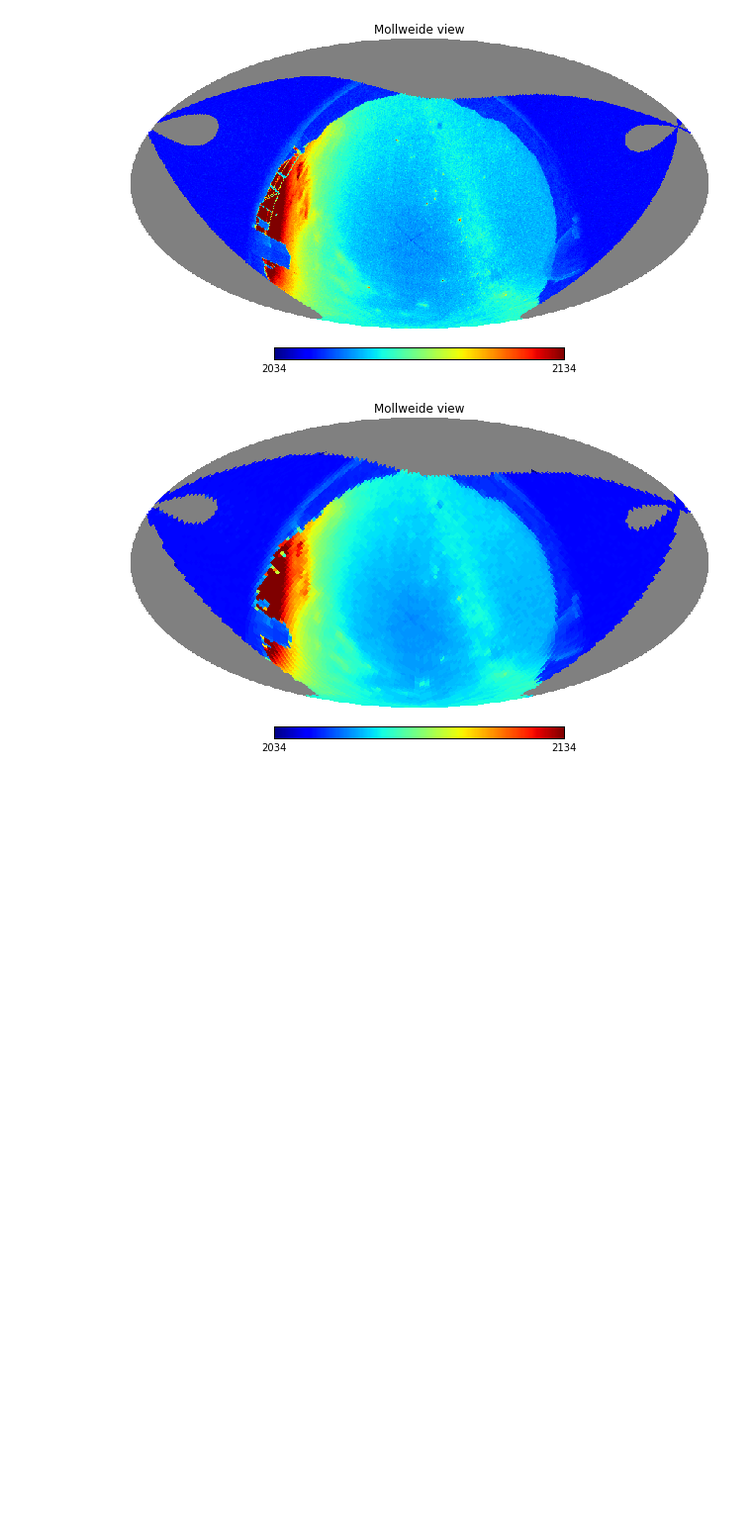
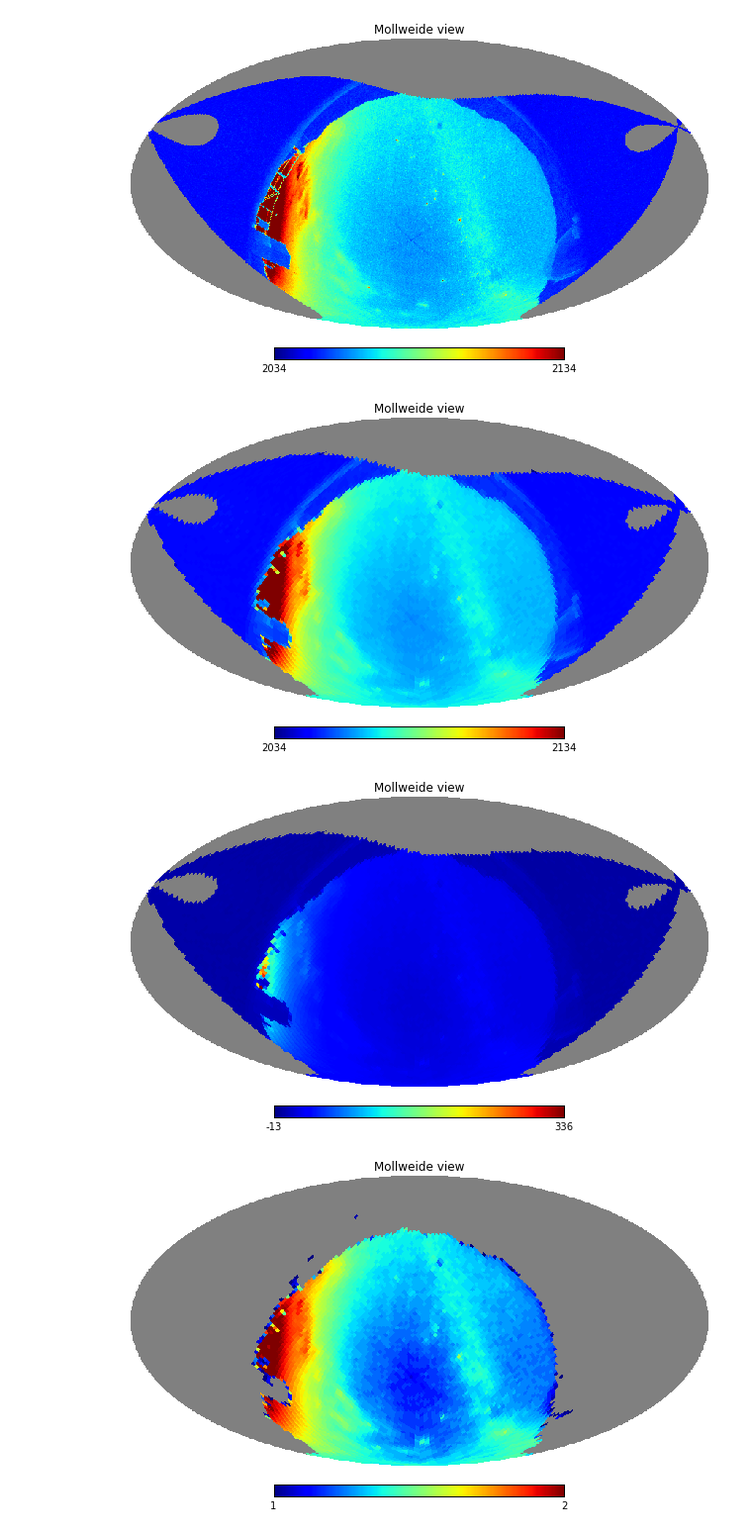
Before and after one commit to yoachim/ScratchStuff, a Jupyter notebook: allSkyCoords/checkProj.ipynb, the cells around one changed output. Shown at 99% size. Cells and saved outputs as stored; diff of their text form; code cells hidden in the pictures; blank space fills up the shorter version.

```diff
--- a/allSkyCoords/checkProj.ipynb
+++ b/allSkyCoords/checkProj.ipynb
@@ -101,3 +101,6 @@ plt.imshow(image, vmin=image.min(), vmax=image.min()+100)
 print image.shape, coords.shape
 # %% [output]
 (1935, 2897) (5600864,)
+# %%
+biasLevel = np.median(image[0:500,0:500])
+biasLevel
@@ -118,0 +122,10 @@ help(healbin)
+# %%
+ack = healMap-biasLevel
+hp.mollview(ack)
+mask = np.where(ack < 10)
+ack = np.log10(ack)
+ack[mask] = hp.UNSEEN
+hp.mollview(ack, max=2)
+# %% [output]
+[figure, added]
+[figure, added]
```
Also changed, not shown: parts of 2 cells of this notebook.
